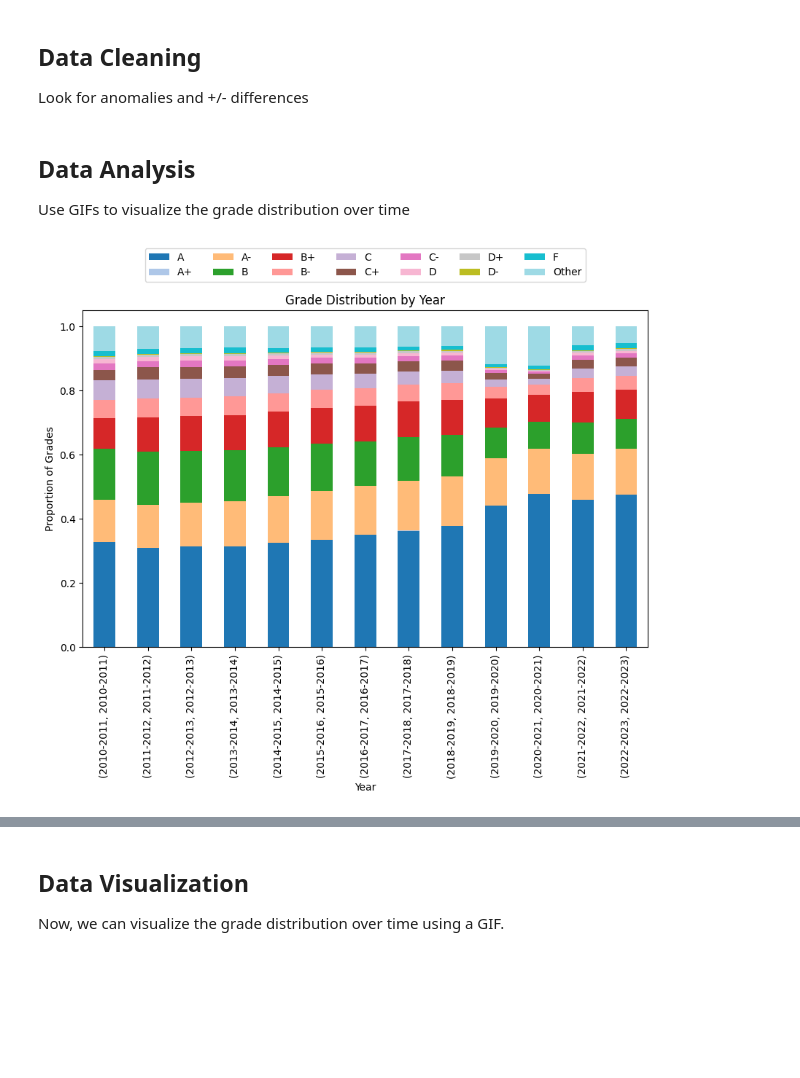
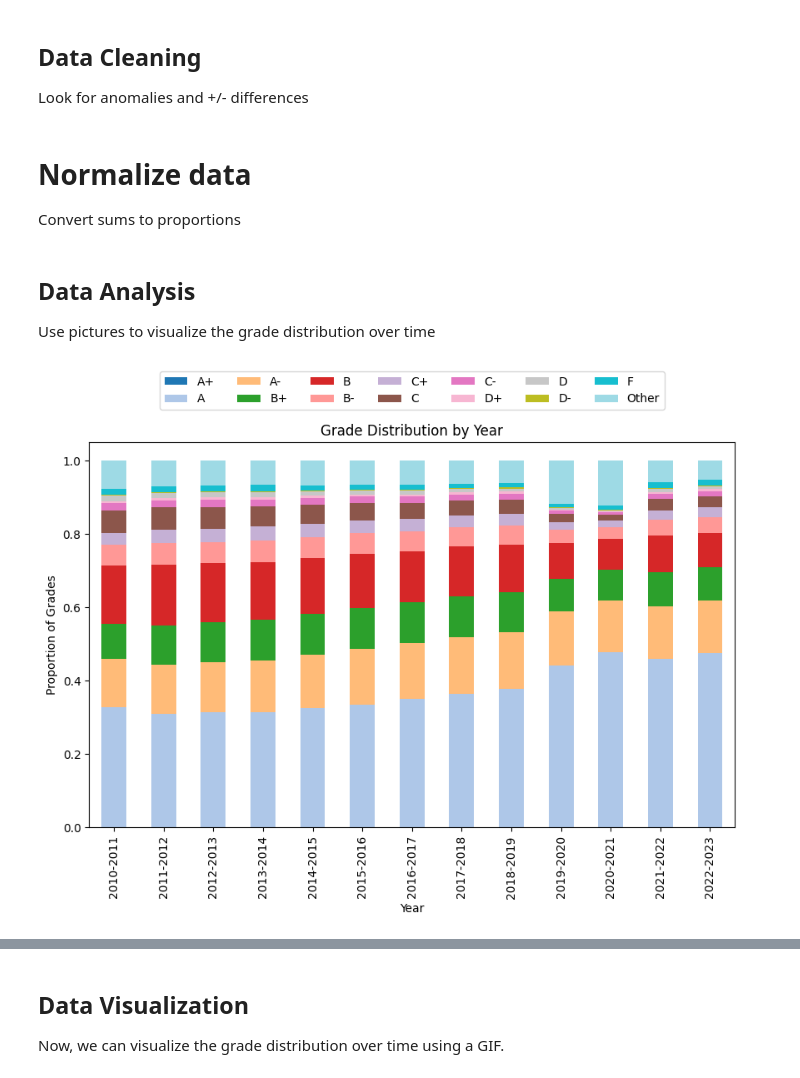
Before and after one commit to IanC04/Grade_Analysis, a Jupyter notebook: Grade Inflation.ipynb, the cells around one changed output, grey strips where cells are left out. Cells and saved outputs as stored; diff of their text form; code cells hidden in the pictures; blank space fills up the shorter version.

```diff
--- a/Grade Inflation.ipynb
+++ b/Grade Inflation.ipynb
@@ -43,14 +51,22 @@ by_dept = data.groupby(['Department/Program', 'Letter Grade'])['Count of letter
+# %% [markdown]
+# Normalize data
+Convert sums to proportions
+# %%
+by_year_prop = by_year.groupby('Year').apply(lambda x: x / x.sum())
+by_year_prop.reset_index(level=1, drop=True, inplace=True)
+by_dept_prop = by_dept.groupby('Department/Program').apply(lambda x: x / x.sum())
+by_dept_prop.reset_index(level=1, drop=True, inplace=True)
 # %% [markdown]
 ## Data Analysis
-Use GIFs to visualize the grade distribution over time
+Use pictures to visualize the grade distribution over time
 # %%
-by_year_prop = by_year.groupby('Year').apply(lambda x: x / x.sum())
-by_year_prop.unstack().plot(kind='bar', stacked=True, figsize=(10, 6),
-                            colormap='tab20', title='Grade Distribution by Year')
+by_year_prop.unstack()[ordering].plot(kind='bar', stacked=True, figsize=(10, 6),
+                                      colormap='tab20', title='Grade Distribution by Year')
 plt.legend(loc='upper center', bbox_to_anchor=(0.5, 1.2), ncol=7)
 plt.ylabel('Proportion of Grades')
 plt.xlabel('Year')
 plt.title('Grade Distribution by Year')
+plt.savefig('Visualizations/grades_by_year.png', bbox_inches='tight')
 plt.show()
 # %% [output]
-[figure, old version]
+[figure, new version]
```
Also changed, not shown: parts of 3 cells of this notebook, 5 other files.
